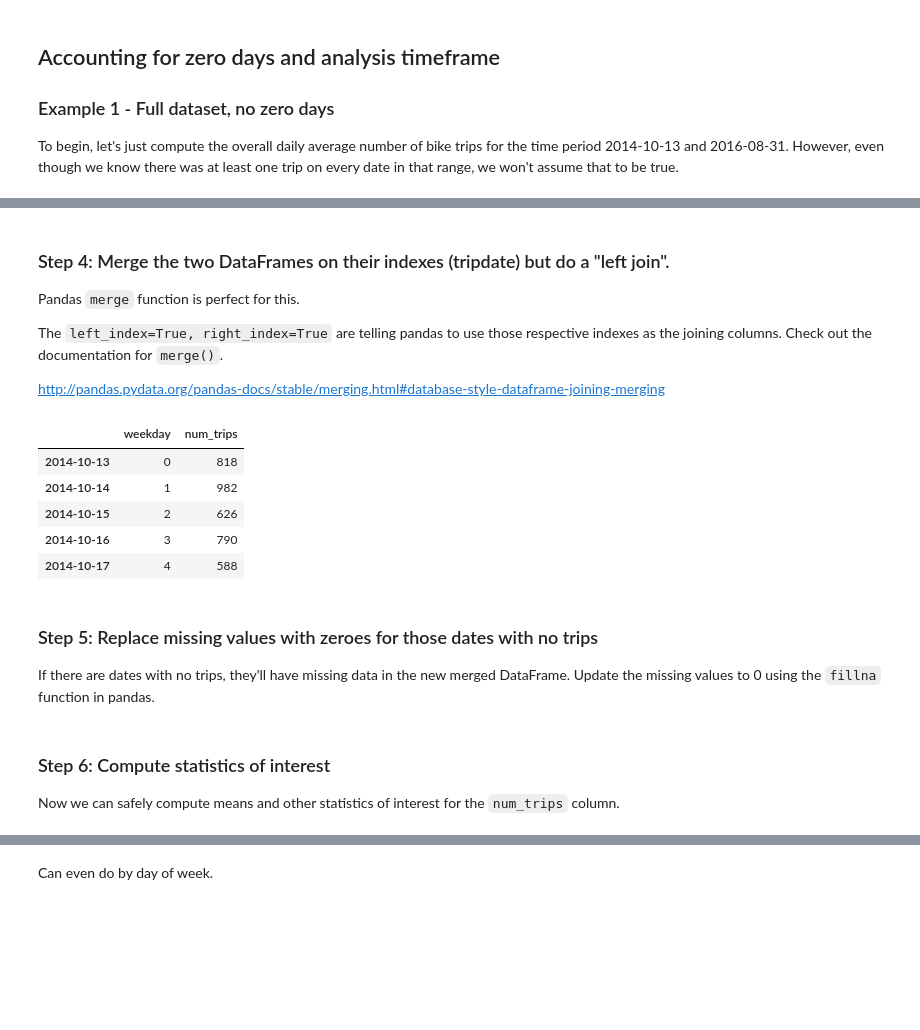
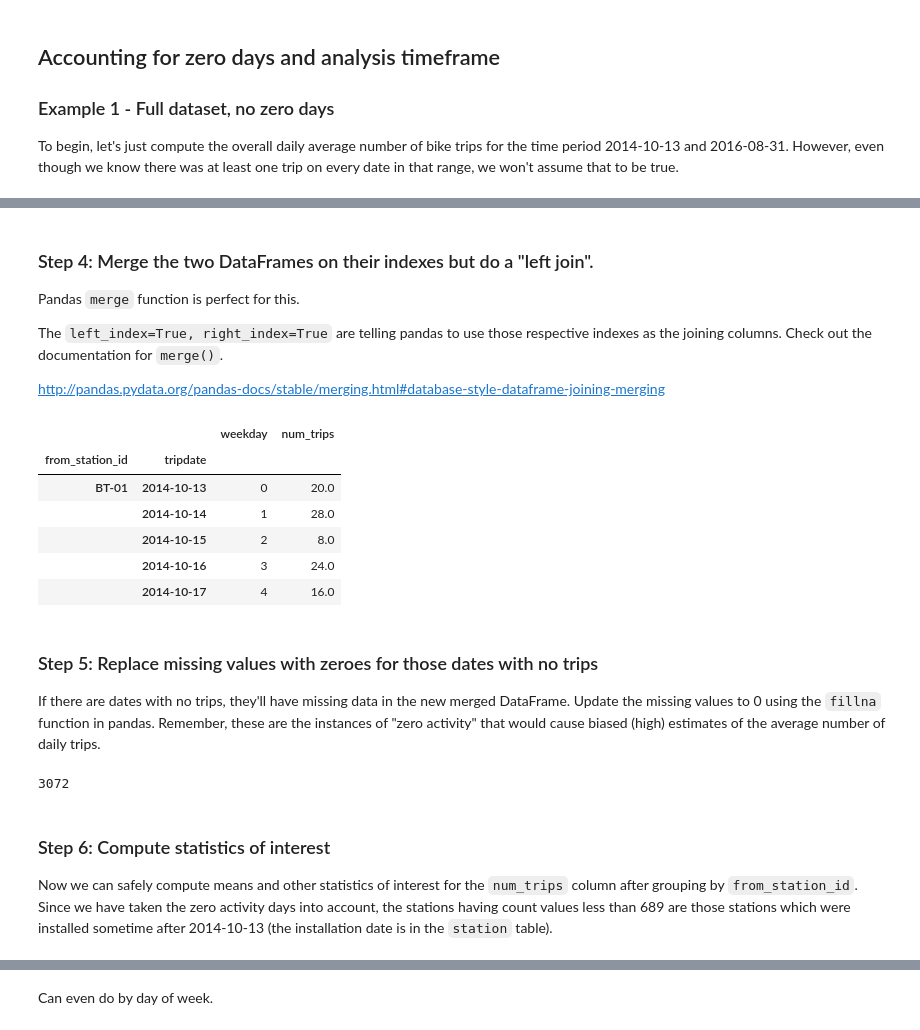
Before and after one commit to misken/daily-averages, a Jupyter notebook: daily_averages_cycleshare_part2.ipynb, the cells around one changed output, grey strips where cells are left out. Drawn from its saved outputs; the diff is of its cells as text; code cells hidden in the pictures; blank space fills up the shorter version.

Commit message:
finished pandas section of part2

```diff
--- a/daily_averages_cycleshare_part2.ipynb
+++ b/daily_averages_cycleshare_part2.ipynb
@@ -214,0 +156,5 @@ DatetimeIndex(['2014-10-13', '2014-10-14', '2014-10-15', '2014-10-16',
+# %%
+index_tuples = [(row.station_id, d) for index, row in station_dates.iterrows()
+                         for d in pd.date_range(row.start_date, row.end_date)]
+
+print(index_tuples[:5])
@@ -217,5 +167,9 @@ trips_by_date_seeded = pd.DataFrame(index=rng)
 # %%
 # Add weekday column to new dataframe
-trips_by_date_seeded['weekday'] = trips_by_date_seeded.index.map(lambda x: x.weekday())
-trips_by_date_seeded.head()
+trips_by_station_date_seeded['weekday'] = \
+    trips_by_station_date_seeded.index.get_level_values(1).map(lambda x: x.weekday())
+
+trips_by_station_date_seeded.index.names = ['from_station_id', 'tripdate']
+print(trips_by_station_date_seeded.head())
+print(trips_by_station_date_seeded.tail())
 # %% [output]
@@ -230,6 +192,7 @@ trips_by_date_seeded.head()
 # %%
-# Create a Group by object using tripdate
-grp_date = trip.groupby(['tripdate'])
+# Create a Group by object using from_station_id and tripdate
+grp_station_date = trip.groupby(['from_station_id', 'tripdate'])
 
 # Compute number of trips by date and check out the result
-trips_by_date = pd.DataFrame(grp_date.size(), columns=['num_trips'])
+trips_by_station_date = pd.DataFrame(grp_station_date.size(), columns=['num_trips'])
+print(trips_by_station_date.head())
@@ -236,5 +207,5 @@ trips_by_date = pd.DataFrame(grp_date.size(), columns=['num_trips'])
 # %% [markdown]
-### Step 4: Merge the two DataFrames on their indexes (tripdate) but do a "left join".
+### Step 4: Merge the two DataFrames on their indexes but do a "left join".
 
 Pandas `merge` function is perfect for this.
 
@@ -244,20 +215,27 @@ as the joining columns. Check out the documentation for `merge()`.
 http://pandas.pydata.org/pandas-docs/stable/merging.html#database-style-dataframe-joining-merging
 # %%
 # Merge the two dataframes doing a left join (with seeded table on left)
-trips_by_date_merged = pd.merge(trips_by_date_seeded, trips_by_date, how='left',
-      left_index=True, right_index=True, sort=True)
+trips_by_station_date_merged = pd.merge(trips_by_station_date_seeded,
+                                        trips_by_station_date, how='left',
+                                        left_index=True, right_index=True, sort=True)
 # %%
-trips_by_date_merged.head()
+trips_by_station_date_merged.head()
 # %% [output]
-|  | weekday | num_trips |
-| 2014-10-13 | 0 | 818 |
-| 2014-10-14 | 1 | 982 |
-| 2014-10-15 | 2 | 626 |
-| 2014-10-16 | 3 | 790 |
-| 2014-10-17 | 4 | 588 |
+|  |  | weekday | num_trips |
+| from_station_id | tripdate |  |  |
+| BT-01 | 2014-10-13 | 0 | 20.0 |
+|  | 2014-10-14 | 1 | 28.0 |
+|  | 2014-10-15 | 2 | 8.0 |
+|  | 2014-10-16 | 3 | 24.0 |
+|  | 2014-10-17 | 4 | 16.0 |
 # %% [markdown]
 ### Step 5: Replace missing values with zeroes for those dates with no trips
 
-If there are dates with no trips, they'll have missing data in the new merged DataFrame. Update the missing values to 0 using the `fillna` function in pandas.
+If there are dates with no trips, they'll have missing data in the new merged DataFrame. Update the missing values to 0 using the `fillna` function in pandas. Remember, these are the instances of "zero activity" that would cause biased (high) estimates of the average number of daily trips.
+# %%
+# How many missing values do we have?
+trips_by_station_date_merged['num_trips'].isna().sum()
+# %% [output]
+3072
 # %%
 # Fill in any missing values with 0.
@@ -265,5 +243,5 @@ trips_by_date_merged['num_trips'] = trips_by_date_merged['num_trips'].fillna(0)
 # %% [markdown]
 ### Step 6: Compute statistics of interest
 
-Now we can safely compute means and other statistics of interest for the `num_trips` column.
+Now we can safely compute means and other statistics of interest for the `num_trips` column after grouping by `from_station_id`. Since we have taken the zero activity days into account, the stations having count values less than 689 are those stations which were installed sometime after 2014-10-13 (the installation date is in the `station` table).
 # %%
```
Also changed, not shown: parts of 46 cells of this notebook.
